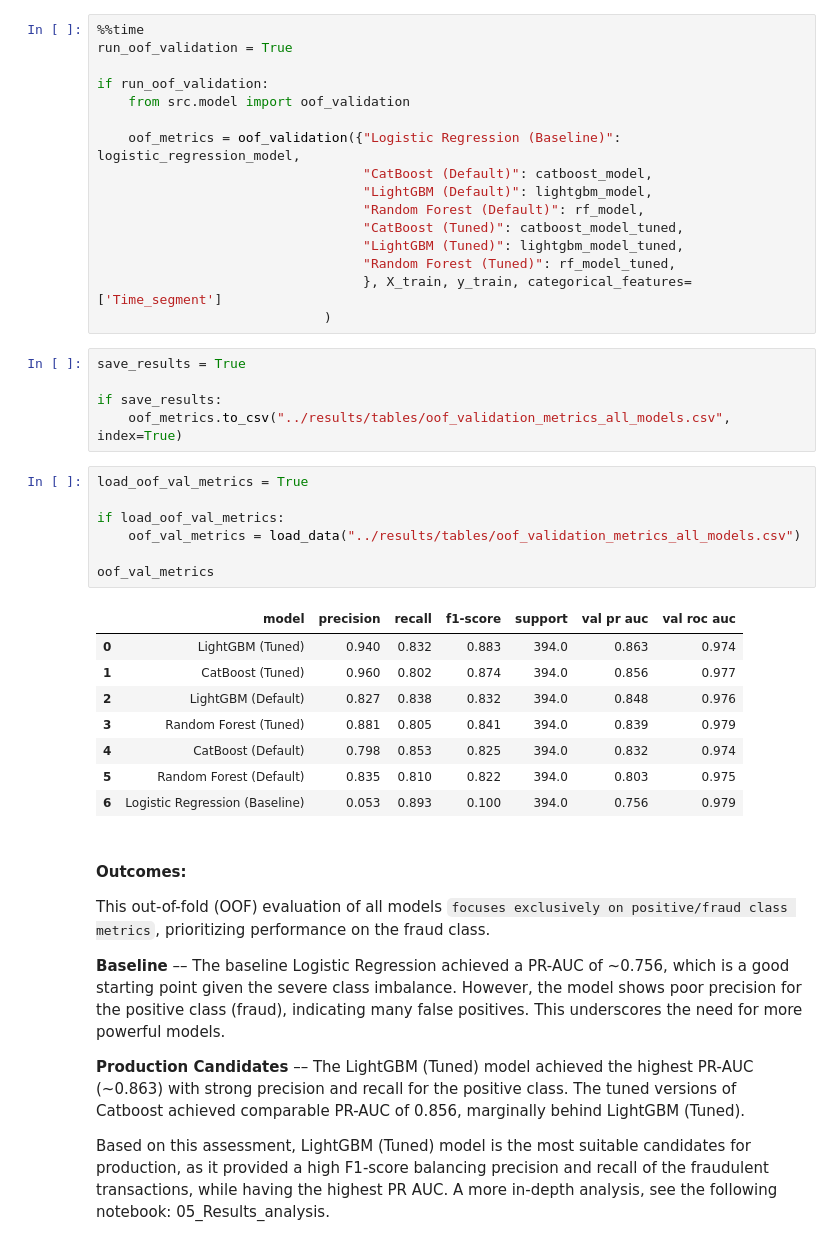
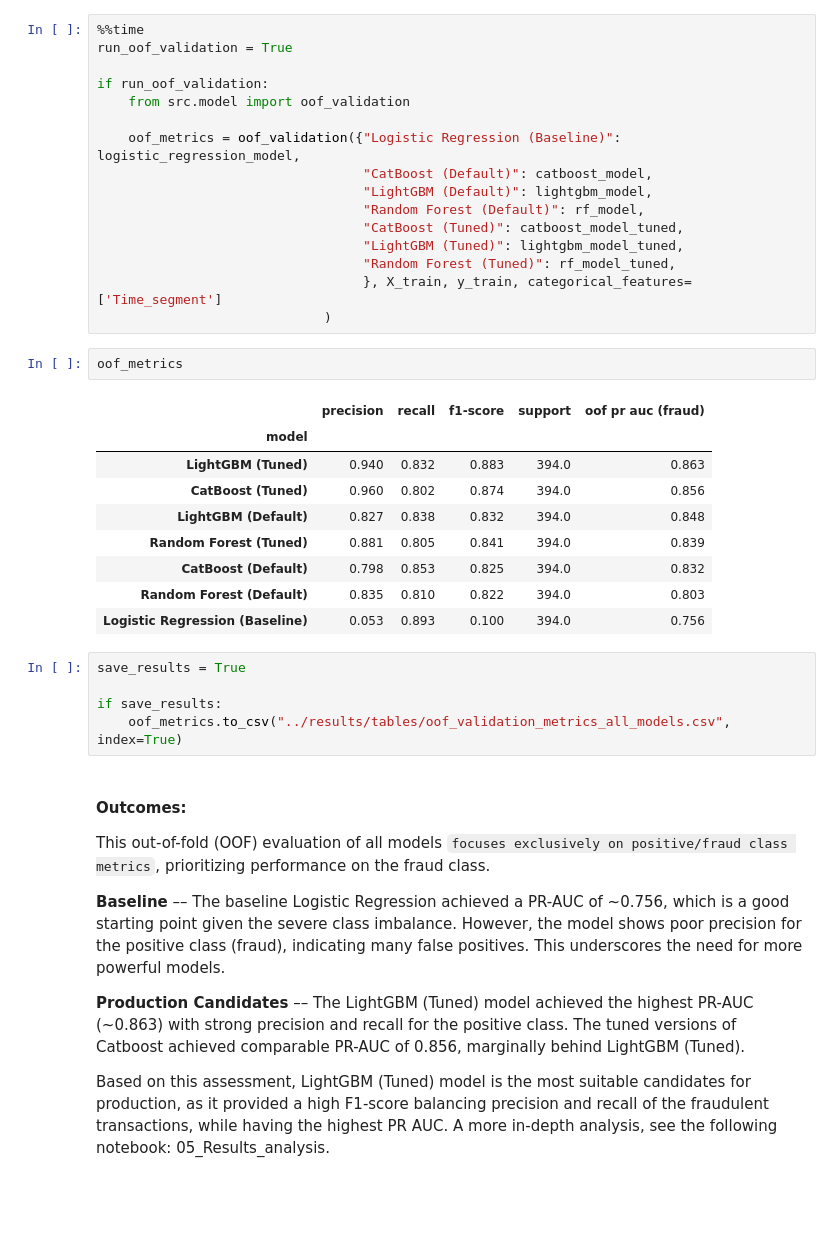
Before and after one commit to MohanadAlemam/fraud-detection-credit-card, a Jupyter notebook: notebooks/04_modeling.ipynb, the cells around one changed output. Saved outputs shown, nothing was run; the diff lists cells and outputs as text; blank space fills up the shorter version.

```diff
--- a/notebooks/04_modeling.ipynb
+++ b/notebooks/04_modeling.ipynb
@@ -537,27 +547,23 @@ if run_oof_validation:
                                   "Random Forest (Tuned)": rf_model_tuned,
                                   }, X_train, y_train, categorical_features=['Time_segment']
                              )
+# %%
+oof_metrics
+# %% [output]
+|  | precision | recall | f1-score | support | oof pr auc (fraud) |
+| model |  |  |  |  |  |
+| LightGBM (Tuned) | 0.940 | 0.832 | 0.883 | 394.0 | 0.863 |
+| CatBoost (Tuned) | 0.960 | 0.802 | 0.874 | 394.0 | 0.856 |
+| LightGBM (Default) | 0.827 | 0.838 | 0.832 | 394.0 | 0.848 |
+| Random Forest (Tuned) | 0.881 | 0.805 | 0.841 | 394.0 | 0.839 |
+| CatBoost (Default) | 0.798 | 0.853 | 0.825 | 394.0 | 0.832 |
+| Random Forest (Default) | 0.835 | 0.810 | 0.822 | 394.0 | 0.803 |
+| Logistic Regression (Baseline) | 0.053 | 0.893 | 0.100 | 394.0 | 0.756 |
 # %%
 save_results = True
 
 if save_results:
     oof_metrics.to_csv("../results/tables/oof_validation_metrics_all_models.csv", index=True)
-# %%
-load_oof_val_metrics = True
-
-if load_oof_val_metrics:
-    oof_val_metrics = load_data("../results/tables/oof_validation_metrics_all_models.csv")
-
-oof_val_metrics
-# %% [output]
-|  | model | precision | recall | f1-score | support | val pr auc | val roc auc |
-| 0 | LightGBM (Tuned) | 0.940 | 0.832 | 0.883 | 394.0 | 0.863 | 0.974 |
-| 1 | CatBoost (Tuned) | 0.960 | 0.802 | 0.874 | 394.0 | 0.856 | 0.977 |
-| 2 | LightGBM (Default) | 0.827 | 0.838 | 0.832 | 394.0 | 0.848 | 0.976 |
-| 3 | Random Forest (Tuned) | 0.881 | 0.805 | 0.841 | 394.0 | 0.839 | 0.979 |
-| 4 | CatBoost (Default) | 0.798 | 0.853 | 0.825 | 394.0 | 0.832 | 0.974 |
-| 5 | Random Forest (Default) | 0.835 | 0.810 | 0.822 | 394.0 | 0.803 | 0.975 |
-| 6 | Logistic Regression (Baseline) | 0.053 | 0.893 | 0.100 | 394.0 | 0.756 | 0.979 |
 # %% [markdown]
 #### **Outcomes:**
 
```
Also changed, not shown: parts of 1 cell of this notebook.
